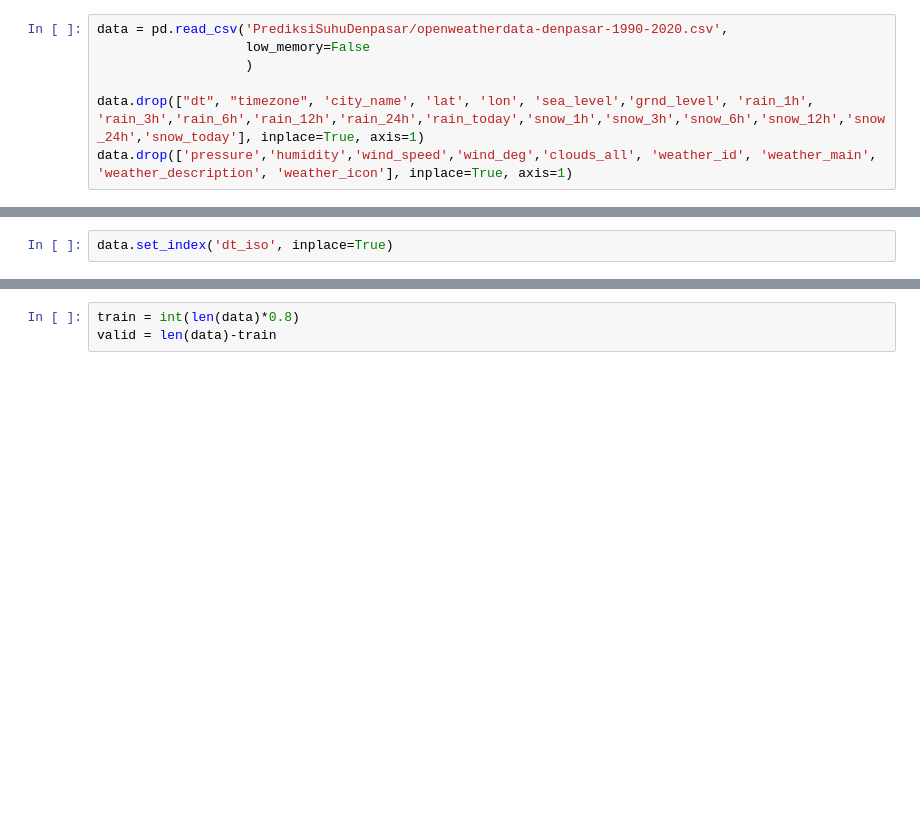
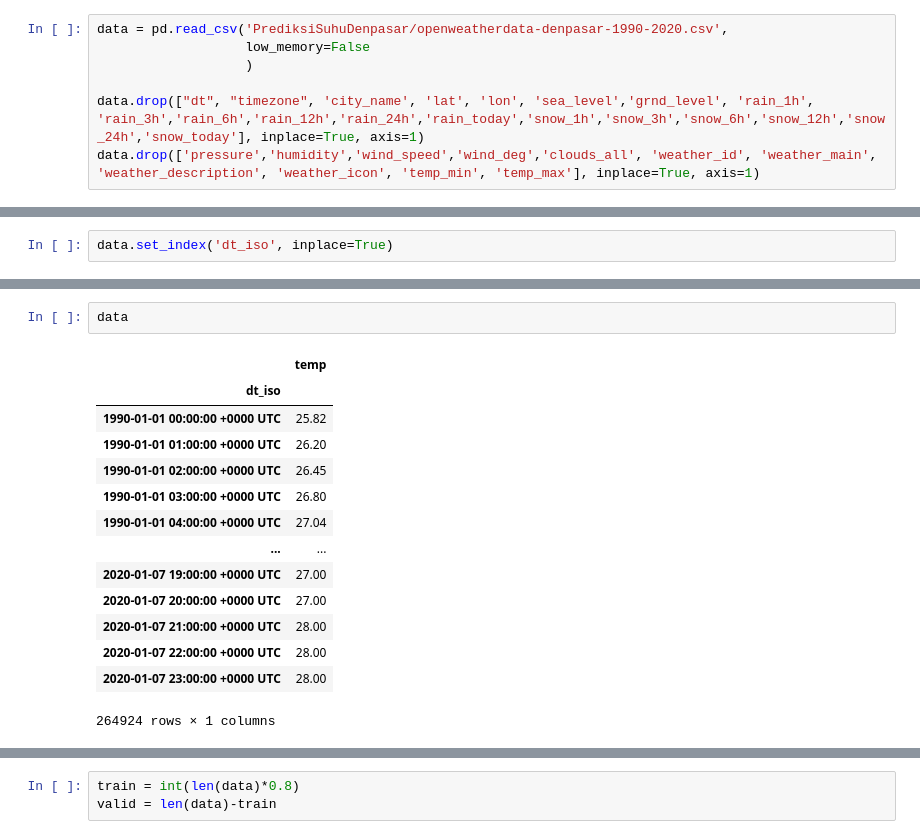
Before and after one commit to imadegunawinangun/PrediksiSuhuDenpasar, a Jupyter notebook: Prediksi_Suhu_Denpasar.ipynb, the cells around one changed output, grey strips where cells are left out. Drawn from its saved outputs; the diff is of its cells as text; blank space fills up the shorter version.

```diff
--- a/Prediksi_Suhu_Denpasar.ipynb
+++ b/Prediksi_Suhu_Denpasar.ipynb
@@ -50,6 +50,6 @@ data = pd.read_csv('PrediksiSuhuDenpasar/openweatherdata-denpasar-1990-2020.csv'
                    )
 
 data.drop(["dt", "timezone", 'city_name', 'lat', 'lon', 'sea_level','grnd_level', 'rain_1h', 'rain_3h','rain_6h','rain_12h','rain_24h','rain_today','snow_1h','snow_3h','snow_6h','snow_12h','snow_24h','snow_today'], inplace=True, axis=1)
-data.drop(['pressure','humidity','wind_speed','wind_deg','clouds_all', 'weather_id', 'weather_main', 'weather_description', 'weather_icon'], inplace=True, axis=1)
+data.drop(['pressure','humidity','wind_speed','wind_deg','clouds_all', 'weather_id', 'weather_main', 'weather_description', 'weather_icon', 'temp_min', 'temp_max'], inplace=True, axis=1)
 # %%
 data
@@ -68,3 +102,20 @@ data['temp']
+# %%
+data
+# %% [output]
+|  | temp |
+| dt_iso |  |
+| 1990-01-01 00:00:00 +0000 UTC | 25.82 |
+| 1990-01-01 01:00:00 +0000 UTC | 26.20 |
+| 1990-01-01 02:00:00 +0000 UTC | 26.45 |
+| 1990-01-01 03:00:00 +0000 UTC | 26.80 |
+| 1990-01-01 04:00:00 +0000 UTC | 27.04 |
+| ... | ... |
+| 2020-01-07 19:00:00 +0000 UTC | 27.00 |
+| 2020-01-07 20:00:00 +0000 UTC | 27.00 |
+| 2020-01-07 21:00:00 +0000 UTC | 28.00 |
+| 2020-01-07 22:00:00 +0000 UTC | 28.00 |
+| 2020-01-07 23:00:00 +0000 UTC | 28.00 |
+264924 rows × 1 columns
 # %%
 from sklearn.preprocessing import MinMaxScaler
 scaler = MinMaxScaler(feature_range=(0,1))
```
Also changed, not shown: parts of 14 cells of this notebook.
